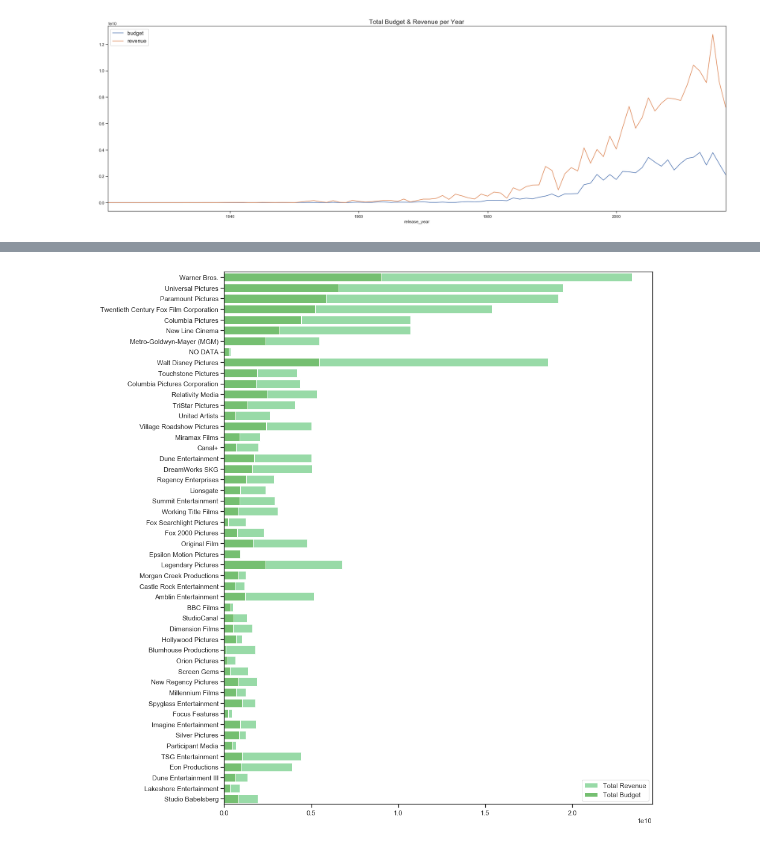
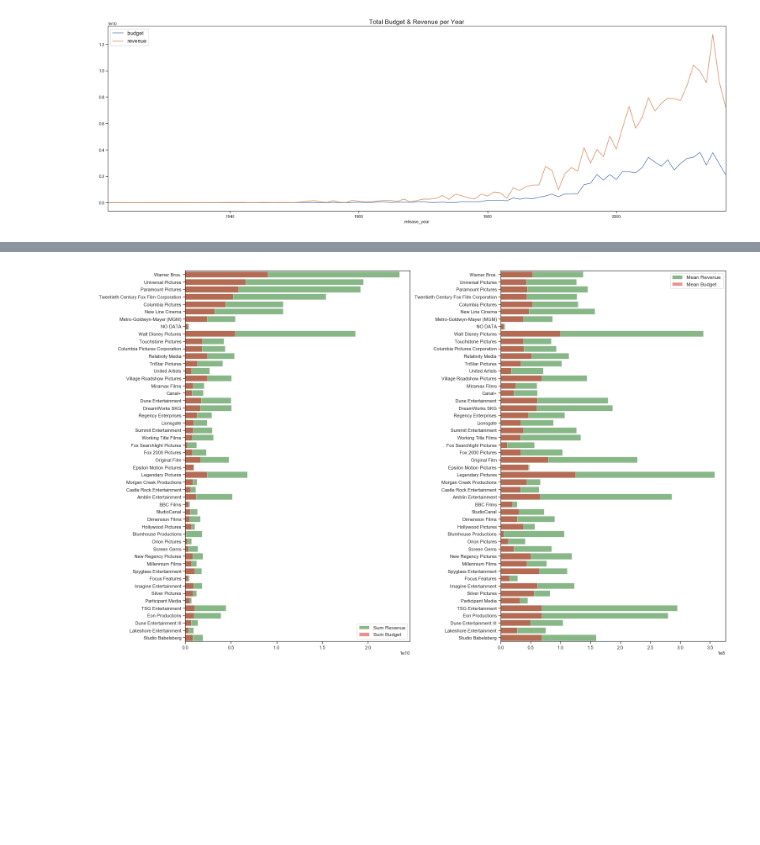
Before and after one commit to robert-myers/tmdb-box-office-prediction, a Jupyter notebook: Untitled.ipynb, the cells around one changed output, grey strips where cells are left out. Drawn from its saved outputs; the diff is of its cells as text; code cells hidden in the pictures; blank space fills up the shorter version.

```diff
--- a/Untitled.ipynb
+++ b/Untitled.ipynb
@@ -74,5 +75,12 @@ train_df["adjusted_roi"] = train_df["revenue"] / (train_df["budget"] * 2)
 
 train_df["release_year"] = train_df["release_date"].map(lambda x: x.year)
 train_df["release_month"] = train_df["release_date"].map(lambda x: x.month)
-train_df["release_day"] = train_df["release_date"].map(lambda x: x.day)
+# train_df["release_day"] = train_df["release_date"].map(lambda x: x.day)
+train_df["release_day_of_week"] = train_df["release_date"].dt.dayofweek
+
+# min_max_scaler
+train_df["normalized_popularity"] = preprocessing.MinMaxScaler().fit_transform(np.array(train_df["popularity"]).reshape((-1,1)))
+train_df["normalized_budget"] = preprocessing.MinMaxScaler().fit_transform(np.array(train_df["budget"]).reshape((-1,1)))
+train_df["normalized_runtime"] = preprocessing.MinMaxScaler().fit_transform(np.array(train_df["runtime"]).reshape((-1,1)))
+train_df["normalized_revenue"] = preprocessing.MinMaxScaler().fit_transform(np.array(train_df["revenue"]).reshape((-1,1)))
 # %% [markdown]
@@ -275,6 +347,9 @@ def movie_search(df, name, category):
 #     net = rev - bud
 # %%
 def movie_search_aggregate(df, ele, category, agg="sum"):
+    """
+    helper function for box_office_from_search()
+    """
     if agg == "sum":
         budget = float(movie_search(df, ele, category)[["budget"]].sum())
         revenue = float(movie_search(df, ele, category)[["revenue"]].sum())
@@ -285,7 +360,7 @@ def movie_search_aggregate(df, ele, category, agg="sum"):
         return "invalid agg argument"
     return budget, revenue
 
-def box_office_from_search(category, agg="sum",top=21, data_to_find=top_counts_df, df=train_df):
+def box_office_from_search(category, agg="sum", top=21, data_to_find=top_counts_df, df=train_df):
     """
     input:
         category is a string of the column name to query.
@@ -322,4 +397,12 @@ def box_office_from_search(category, agg="sum",top=21, data_to_find=top_counts_d
         nets.append(net)
 
     return names, budgets, revenues, nets
+# %%
+def barplot_movies(category, agg, ax, top=21, data_to_find=top_counts_df, df=train_df):
+    names, budgets, revenues, nets = box_office_from_search(category, agg=agg, top=top, data_to_find=data_to_find, df=df)
+    sns.set_color_codes("colorblind")
+    sns.barplot(x=revenues, y=list(range(len(names))), orient="h", ax=ax, label=f"{agg.title()} Revenue", color="green", alpha=0.5)
+    sns.barplot(x=budgets, y=list(range(len(names))), orient="h", ax=ax, label=f"{agg.title()} Budget", color="red", alpha=0.5)
+    ax.legend(frameon=True, fontsize="large")
+    ax.set_yticklabels(names)
 # %%
@@ -368,19 +474,23 @@ plt.tight_layout()
 # %%
-fig, ax = plt.subplots(figsize=(13, 13))
+fig, axes = plt.subplots(nrows=1, ncols=2, figsize=(21, 13), sharex=False)
+ax1, ax2 = axes
 
-production_company_names, production_company_budgets, production_company_revenues, production_company_nets = box_office_from_search("production_companies", top=50)
+barplot_movies("production_companies", agg="sum", ax=ax1, top=50)
+barplot_movies("production_companies", agg="mean", ax=ax2, top=50)
 
-sns.set_color_codes("pastel")
-sns.barplot(x=production_company_revenues, y=list(range(50)), orient="h", ax=ax, label="Total Revenue", color="g")
-sns.set_color_codes("muted")
-sns.barplot(x=production_company_budgets, y=list(range(50)), orient="h", ax=ax, label="Total Budget", color="g")
+# production_company_names, production_company_budgets, production_company_revenues, production_company_nets = box_office_from_search("production_companies", top=50)
 
-ax.legend()
-ax.set_yticklabels(production_company_names)
+# sns.set_color_codes("pastel")
+# sns.barplot(x=production_company_revenues, y=list(range(50)), orient="h", ax=ax, label="Total Revenue", color="g")
+# sns.set_color_codes("muted")
+# sns.barplot(x=production_company_budgets, y=list(range(50)), orient="h", ax=ax, label="Total Budget", color="g")
+
+# ax.legend()
+# ax.set_yticklabels(production_company_names)
 
 plt.tight_layout()
 # %% [output]
-[figure, old version]
+[figure, new version]
 # %%
 indie_df = movie_search(train_df, "independent film", "Keywords")
 
```
Also changed, not shown: parts of 27 cells of this notebook.
